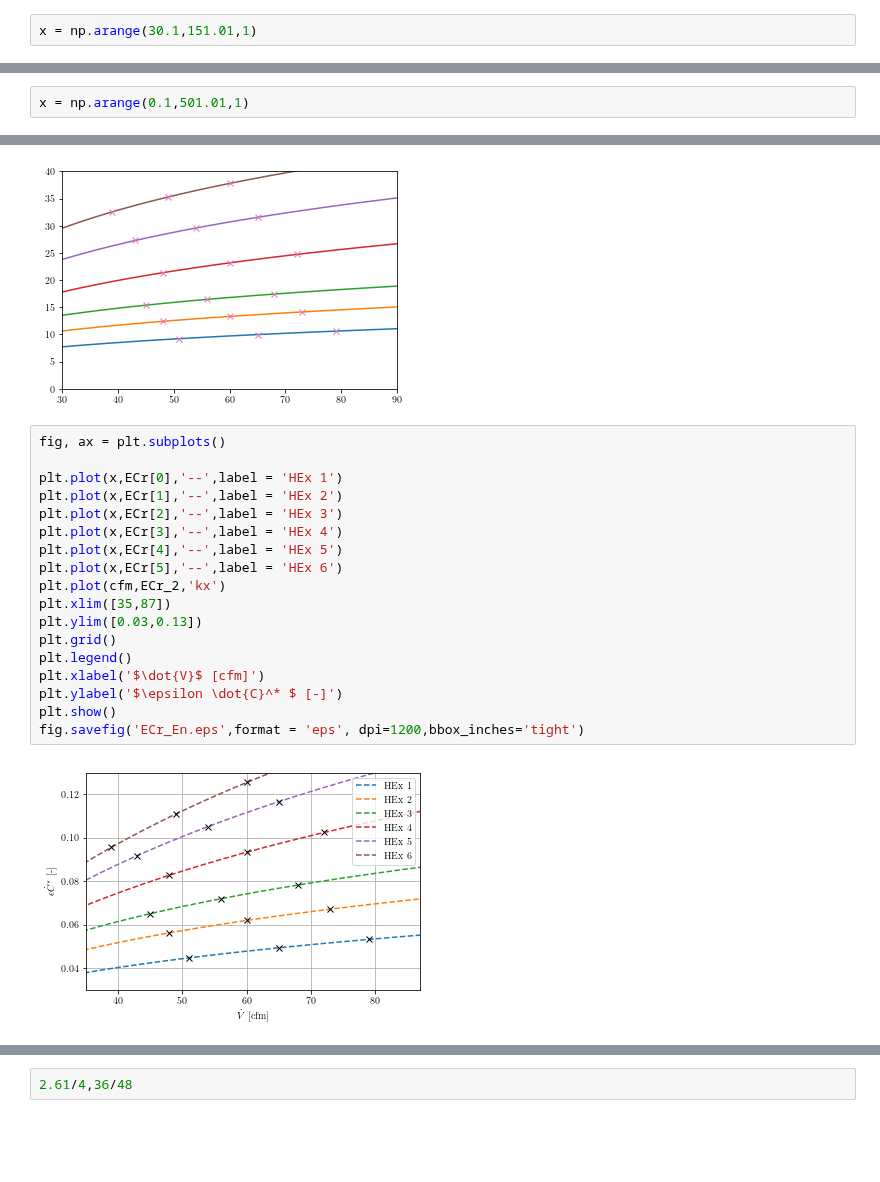
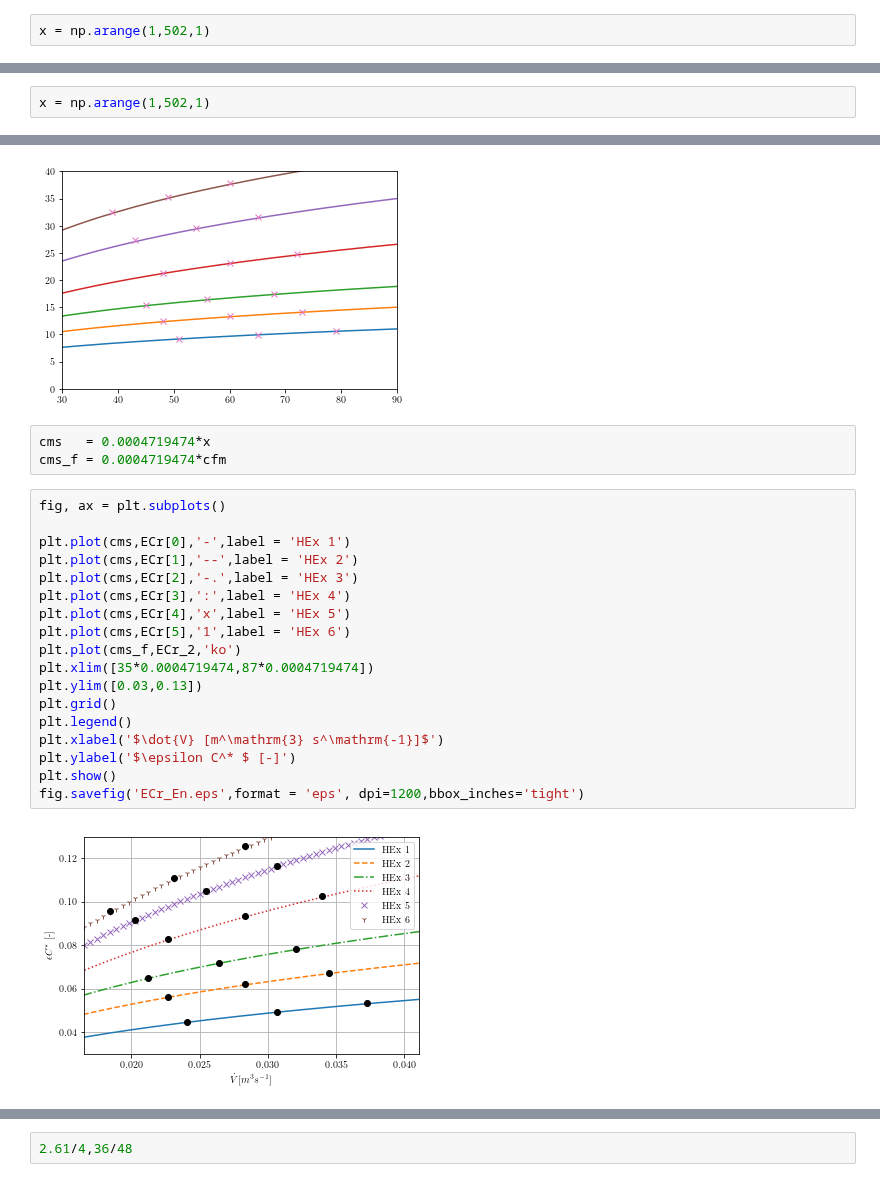
Before and after one commit to gfidelisp/Jupyter, a Jupyter notebook: Paper_HEx_AMR/HEx.ipynb, the cells around one changed output, grey strips where cells are left out. Drawn from its saved outputs; the diff is of its cells as text; blank space fills up the shorter version.

```diff
--- a/Paper_HEx_AMR/HEx.ipynb
+++ b/Paper_HEx_AMR/HEx.ipynb
@@ -34,7 +34,7 @@ import xlrd
 rc('text',usetex = True)
 rc('font', family='serif')
 # %%
-x = np.arange(30.1,151.01,1)
+x = np.arange(1,502,1)
 # %%
 UA_Vent = np.zeros([6,3])
 cfm_Vent= np.zeros([6,3])
@@ -158,7 +158,7 @@ plt.plot(EC,Qc_fit(EC,M[0][0],M[0][1]),'o')
 [<matplotlib.lines.Line2D at 0x...>]
 [figure]
 # %%
-x = np.arange(0.1,501.01,1)
+x = np.arange(1,502,1)
 # %%
 Cf = 150/3600*4148
 
@@ -240,26 +240,29 @@ plt.ylim([0,40])
 # %% [output]
 (0, 40)
 [figure]
+# %%
+cms   = 0.0004719474*x
+cms_f = 0.0004719474*cfm
 # %%
 fig, ax = plt.subplots()
 
-plt.plot(x,ECr[0],'--',label = 'HEx 1')
-plt.plot(x,ECr[1],'--',label = 'HEx 2')
-plt.plot(x,ECr[2],'--',label = 'HEx 3')
-plt.plot(x,ECr[3],'--',label = 'HEx 4')
-plt.plot(x,ECr[4],'--',label = 'HEx 5')
-plt.plot(x,ECr[5],'--',label = 'HEx 6')
-plt.plot(cfm,ECr_2,'kx')
-plt.xlim([35,87])
+plt.plot(cms,ECr[0],'-',label = 'HEx 1')
+plt.plot(cms,ECr[1],'--',label = 'HEx 2')
+plt.plot(cms,ECr[2],'-.',label = 'HEx 3')
+plt.plot(cms,ECr[3],':',label = 'HEx 4')
+plt.plot(cms,ECr[4],'x',label = 'HEx 5')
+plt.plot(cms,ECr[5],'1',label = 'HEx 6')
+plt.plot(cms_f,ECr_2,'ko')
+plt.xlim([35*0.0004719474,87*0.0004719474])
 plt.ylim([0.03,0.13])
 plt.grid()
 plt.legend()
-plt.xlabel('$\dot{V}$ [cfm]')
-plt.ylabel('$\epsilon \dot{C}^* $ [-]')
+plt.xlabel('$\dot{V} [m^\mathrm{3} s^\mathrm{-1}]$')
+plt.ylabel('$\epsilon C^* $ [-]')
 plt.show()
 fig.savefig('ECr_En.eps',format = 'eps', dpi=1200,bbox_inches='tight')
 # %% [output]
-[figure, old version]
+[figure, new version]
 # %%
 fig, ax = plt.subplots()
 
```
Also changed, not shown: parts of 2 cells of this notebook, 14 other files.
